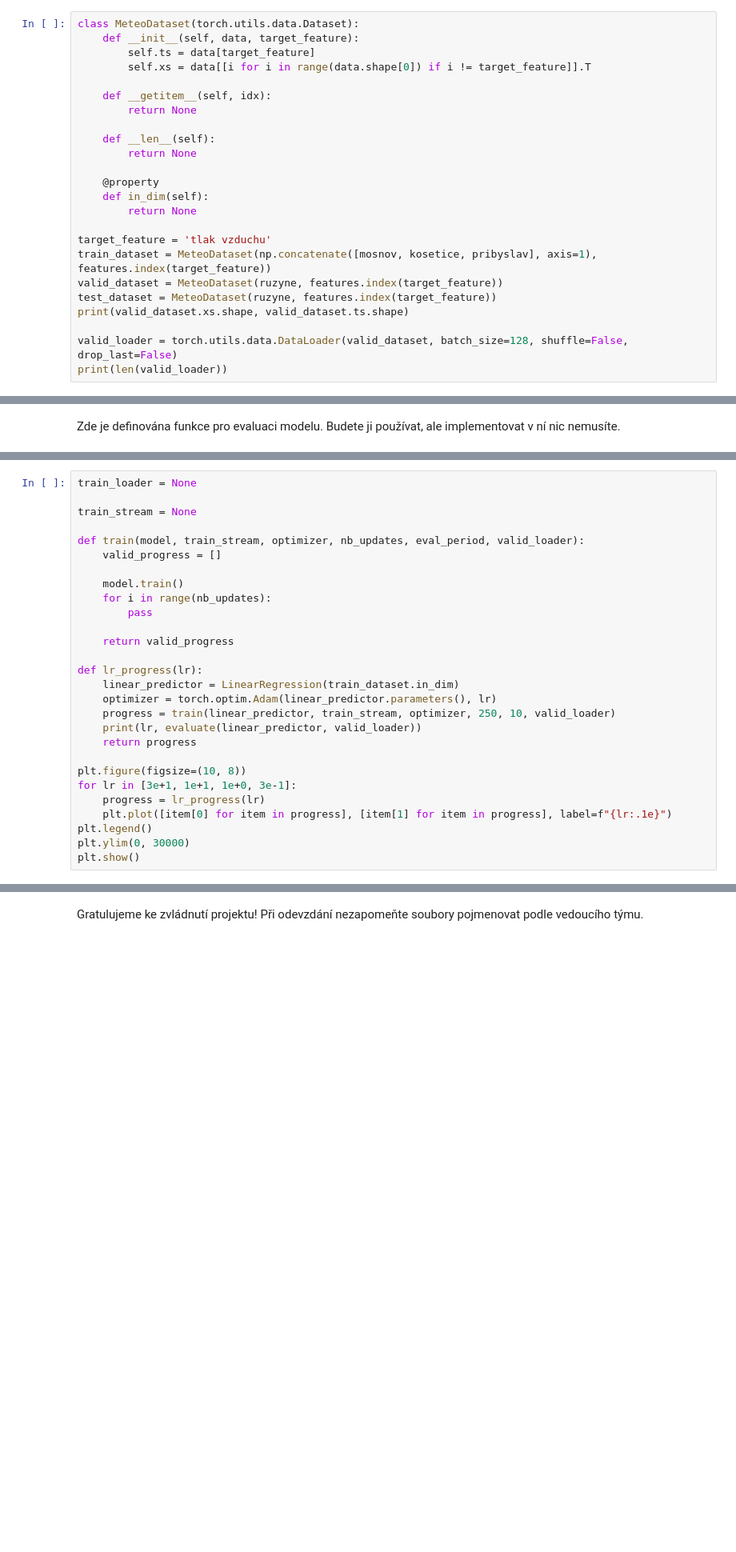
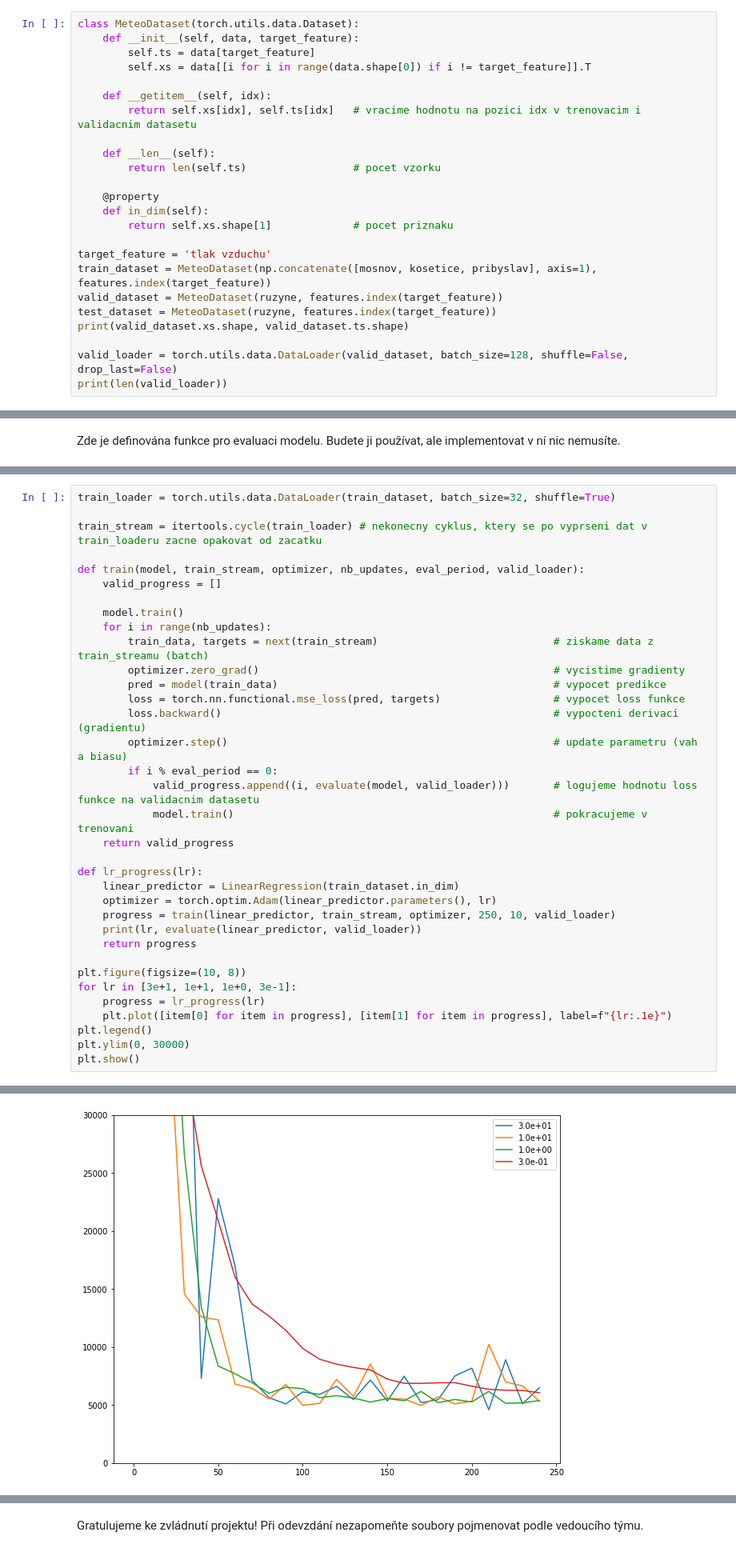
Before and after one commit to Filda99/FIT-SUI, a Jupyter notebook: proj3/zadani.ipynb, the cells around one changed output, grey strips where cells are left out. Shown at 80% size. Cells and saved outputs as stored; diff of their text form; blank space fills up the shorter version.

```diff
--- a/proj3/zadani.ipynb
+++ b/proj3/zadani.ipynb
@@ -299,14 +313,14 @@ class MeteoDataset(torch.utils.data.Dataset):
         self.xs = data[[i for i in range(data.shape[0]) if i != target_feature]].T
 
     def __getitem__(self, idx):
-        return None
+        return self.xs[idx], self.ts[idx]   # vracime hodnotu na pozici idx v trenovacim i validacnim datasetu
 
     def __len__(self):
-        return None
+        return len(self.ts)                 # pocet vzorku
 
     @property
     def in_dim(self):
-        return None
+        return self.xs.shape[1]             # pocet priznaku
 
 target_feature = 'tlak vzduchu'
 train_dataset = MeteoDataset(np.concatenate([mosnov, kosetice, pribyslav], axis=1), features.index(target_feature))
@@ -353,17 +372,24 @@ Vracejte průběh validační loss spolu s pořadovými čísly kroků, kdy doš
 Zbytek buňky vyzkouší trénování pro několik různých learning rate.
 Vzhledem k jednoduchosti úlohy jsou to learning rate gigantické oproti prakticky používaným.
 # %%
-train_loader = None
+train_loader = torch.utils.data.DataLoader(train_dataset, batch_size=32, shuffle=True)
 
-train_stream = None
+train_stream = itertools.cycle(train_loader) # nekonecny cyklus, ktery se po vyprseni dat v train_loaderu zacne opakovat od zacatku
 
 def train(model, train_stream, optimizer, nb_updates, eval_period, valid_loader):
     valid_progress = []
 
     model.train()
     for i in range(nb_updates):
-        pass
-
+        train_data, targets = next(train_stream)                            # ziskame data z train_streamu (batch)
+        optimizer.zero_grad()                                               # vycistime gradienty
+        pred = model(train_data)                                            # vypocet predikce
+        loss = torch.nn.functional.mse_loss(pred, targets)                  # vypocet loss funkce
+        loss.backward()                                                     # vypocteni derivaci (gradientu)
+        optimizer.step()                                                    # update parametru (vah a biasu)
+        if i % eval_period == 0:
+            valid_progress.append((i, evaluate(model, valid_loader)))       # logujeme hodnotu loss funkce na validacnim datasetu
+            model.train()                                                   # pokracujeme v trenovani
     return valid_progress
 
 def lr_progress(lr):
@@ -380,3 +406,4 @@ for lr in [3e+1, 1e+1, 1e+0, 3e-1]:
 plt.legend()
 plt.ylim(0, 30000)
 plt.show()
+# %% [output]
@@ -383,3 +414,4 @@ plt.show()
+[figure, added]
 # %% [markdown]
 Konečně naimplementujte jednoduchou neuronovou síť, která bude schopná regrese.
 Při konstrukci nechť přijímá:
```
Also changed, not shown: parts of 6 cells of this notebook.
